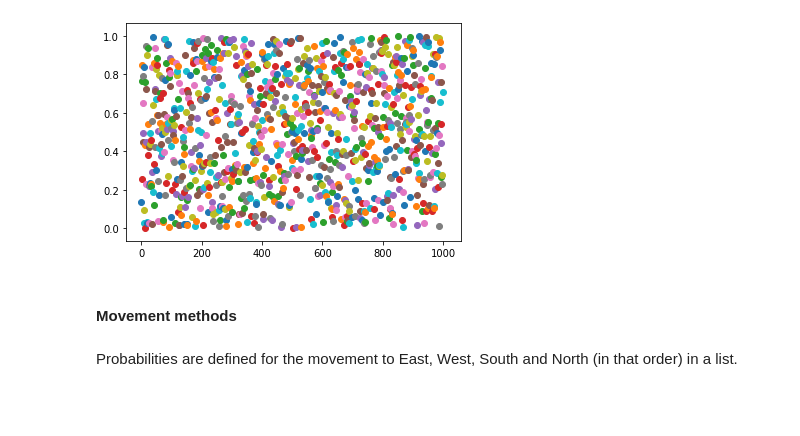
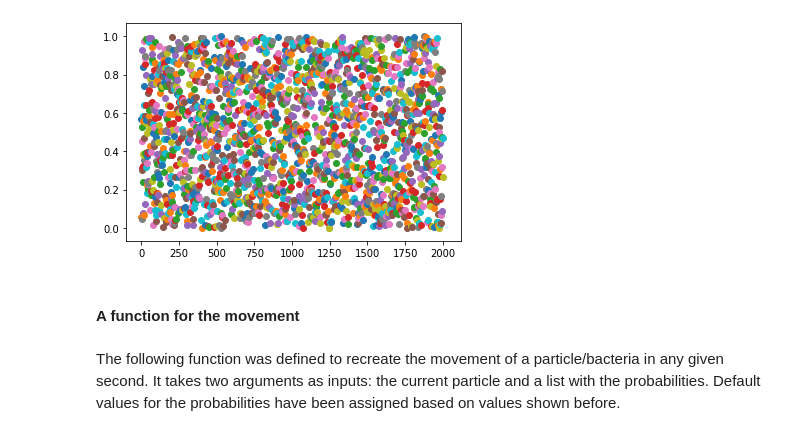
Before and after one commit to juanfonsecaLS1/2ndAssignment, a Jupyter notebook: Notebook_bomb_v2.ipynb, the cells around one changed output. Saved outputs shown, nothing was run; the diff lists cells and outputs as text; code cells hidden in the pictures; blank space fills up the shorter version.

```diff
--- a/Notebook_bomb_v2.ipynb
+++ b/Notebook_bomb_v2.ipynb
@@ -46,5 +54,8 @@ for i, row in enumerate(bomb_location):
         if (value==255):
             x0=j
             y0=i
-print(x0, y0)
+            break
+    if (value==255):
+        break
+print("Drop point coordinates---> x:",x0," y:",y0)
 # %% [output]
@@ -89,12 +116,12 @@ class Particle():
 # %%
-for i in range(1000):
+for i in range(2000):
     matplotlib.pyplot.scatter(i,random.uniform(0,1))
 # %% [output]
-[figure, old version]
+[figure, new version]
-# %% [markdown]
-#### Movement methods
-# %% [markdown]
-Probabilities are defined for the movement to East, West, South and North (in that order) in a list.
+# %% [markdown]
+#### A function for the movement
+# %% [markdown]
+The following function was defined to recreate the movement of a particle/bacteria in any given second. It takes two arguments as inputs: the current particle and a list with the probabilities. Default values for the probabilities have been assigned based on values shown before.
 # %%
 def move(Particle, prob2D = [0.05,0.75,0.1,0.1]):
     randxy = random.uniform(0,1)
```
Also changed, not shown: parts of 45 cells of this notebook, 13 other files.
